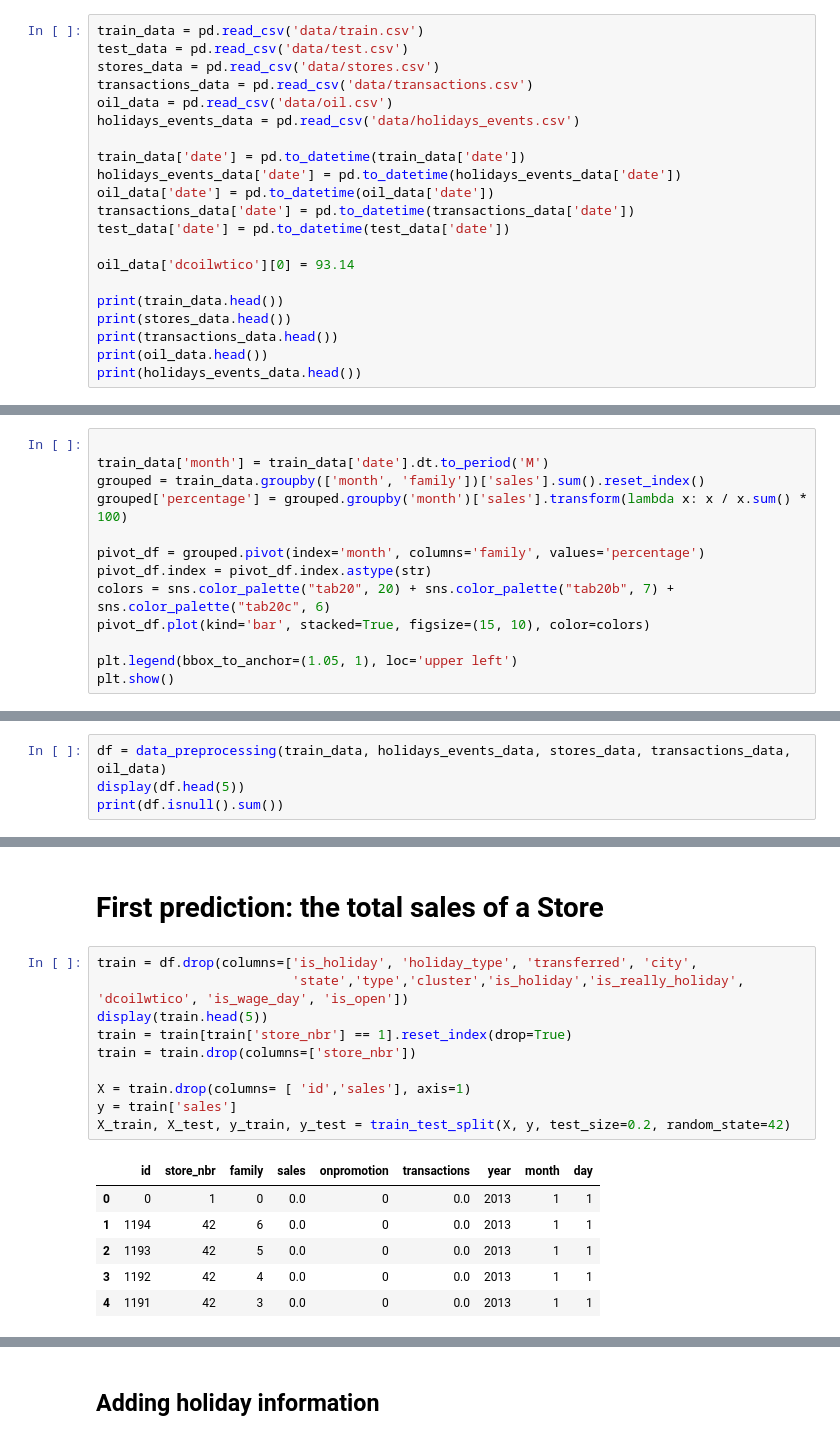
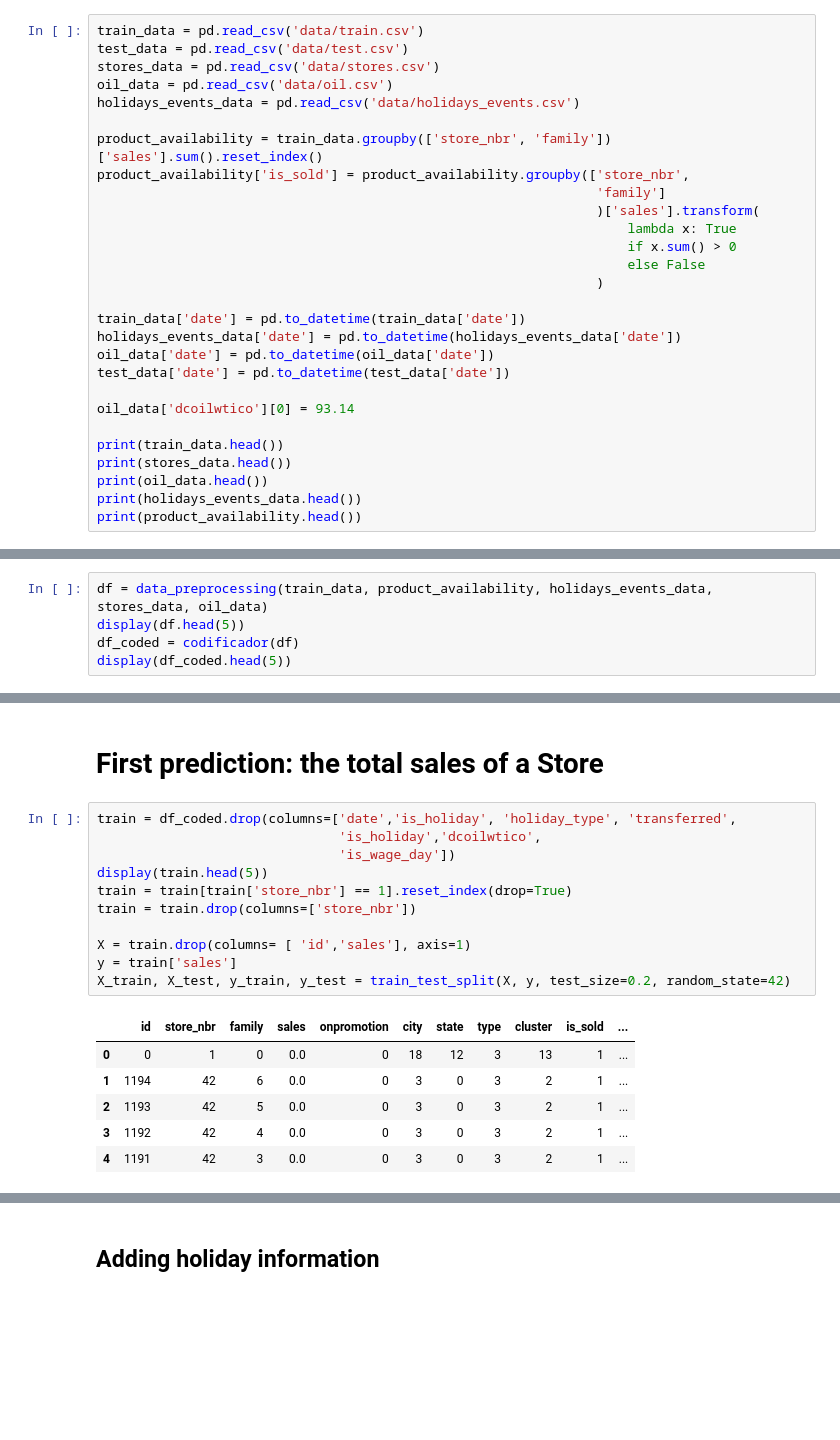
Before and after one commit to antonnyvictor18/data-mining, a Jupyter notebook: TP2/notebook.ipynb, the cells around one changed output, grey strips where cells are left out. Cells and saved outputs as stored; diff of their text form; blank space fills up the shorter version.

```diff
--- a/TP2/notebook.ipynb
+++ b/TP2/notebook.ipynb
@@ -101,21 +106,28 @@ def data_preprocessing(data, holidays_events_data, stores_data, transactions_dat
 train_data = pd.read_csv('data/train.csv')
 test_data = pd.read_csv('data/test.csv')
 stores_data = pd.read_csv('data/stores.csv')
-transactions_data = pd.read_csv('data/transactions.csv')
 oil_data = pd.read_csv('data/oil.csv')
 holidays_events_data = pd.read_csv('data/holidays_events.csv')
+
+product_availability = train_data.groupby(['store_nbr', 'family'])['sales'].sum().reset_index()
+product_availability['is_sold'] = product_availability.groupby(['store_nbr',
+                                                                'family']
+                                                                )['sales'].transform(
+                                                                    lambda x: True
+                                                                    if x.sum() > 0
+                                                                    else False
+                                                                )
 
 train_data['date'] = pd.to_datetime(train_data['date'])
 holidays_events_data['date'] = pd.to_datetime(holidays_events_data['date'])
 oil_data['date'] = pd.to_datetime(oil_data['date'])
-transactions_data['date'] = pd.to_datetime(transactions_data['date'])
 test_data['date'] = pd.to_datetime(test_data['date'])
 
 oil_data['dcoilwtico'][0] = 93.14
 
 print(train_data.head())
 print(stores_data.head())
-print(transactions_data.head())
 print(oil_data.head())
 print(holidays_events_data.head())
+print(product_availability.head())
 # %% [output]
@@ -139,13 +150,0 @@ print(holidays_events_data.head())
-# %%
-
-train_data['month'] = train_data['date'].dt.to_period('M')
-grouped = train_data.groupby(['month', 'family'])['sales'].sum().reset_index()
-grouped['percentage'] = grouped.groupby('month')['sales'].transform(lambda x: x / x.sum() * 100)
-
-pivot_df = grouped.pivot(index='month', columns='family', values='percentage')
-pivot_df.index = pivot_df.index.astype(str)
-colors = sns.color_palette("tab20", 20) + sns.color_palette("tab20b", 7) + sns.color_palette("tab20c", 6)
-pivot_df.plot(kind='bar', stacked=True, figsize=(15, 10), color=colors)
-
-plt.legend(bbox_to_anchor=(1.05, 1), loc='upper left')
-plt.show()
@@ -166,7 +151,8 @@ plt.show()
 # %% [markdown]
 # Data preprocessing
 # %%
-df = data_preprocessing(train_data, holidays_events_data, stores_data, transactions_data, oil_data)
+df = data_preprocessing(train_data, product_availability, holidays_events_data, stores_data, oil_data)
 display(df.head(5))
-print(df.isnull().sum())
+df_coded = codificador(df)
+display(df_coded.head(5))
 # %% [output]
@@ -213,22 +281,23 @@ plt.show()
 # %% [markdown]
 # First prediction: the total sales of a Store
 # %%
-train = df.drop(columns=['is_holiday', 'holiday_type', 'transferred', 'city',
-                         'state','type','cluster','is_holiday','is_really_holiday', 'dcoilwtico', 'is_wage_day', 'is_open'])
+train = df_coded.drop(columns=['date','is_holiday', 'holiday_type', 'transferred',
+                               'is_holiday','dcoilwtico',
+                               'is_wage_day'])
 display(train.head(5))
 train = train[train['store_nbr'] == 1].reset_index(drop=True)
 train = train.drop(columns=['store_nbr'])
 
 X = train.drop(columns= [ 'id','sales'], axis=1)
 y = train['sales']
 X_train, X_test, y_train, y_test = train_test_split(X, y, test_size=0.2, random_state=42)
 # %% [output]
-|  | id | store_nbr | family | sales | onpromotion | transactions | year | month | day |
-| 0 | 0 | 1 | 0 | 0.0 | 0 | 0.0 | 2013 | 1 | 1 |
-| 1 | 1194 | 42 | 6 | 0.0 | 0 | 0.0 | 2013 | 1 | 1 |
-| 2 | 1193 | 42 | 5 | 0.0 | 0 | 0.0 | 2013 | 1 | 1 |
-| 3 | 1192 | 42 | 4 | 0.0 | 0 | 0.0 | 2013 | 1 | 1 |
-| 4 | 1191 | 42 | 3 | 0.0 | 0 | 0.0 | 2013 | 1 | 1 |
+|  | id | store_nbr | family | sales | onpromotion | city | state | type | cluster | is_sold | ... |
+| 0 | 0 | 1 | 0 | 0.0 | 0 | 18 | 12 | 3 | 13 | 1 | ... |
+| 1 | 1194 | 42 | 6 | 0.0 | 0 | 3 | 0 | 3 | 2 | 1 | ... |
+| 2 | 1193 | 42 | 5 | 0.0 | 0 | 3 | 0 | 3 | 2 | 1 | ... |
+| 3 | 1192 | 42 | 4 | 0.0 | 0 | 3 | 0 | 3 | 2 | 1 | ... |
+| 4 | 1191 | 42 | 3 | 0.0 | 0 | 3 | 0 | 3 | 2 | 1 | ... |
 # %%
 models = [
     LinearRegression(),
```
Also changed, not shown: parts of 18 cells of this notebook, 9 other files.
